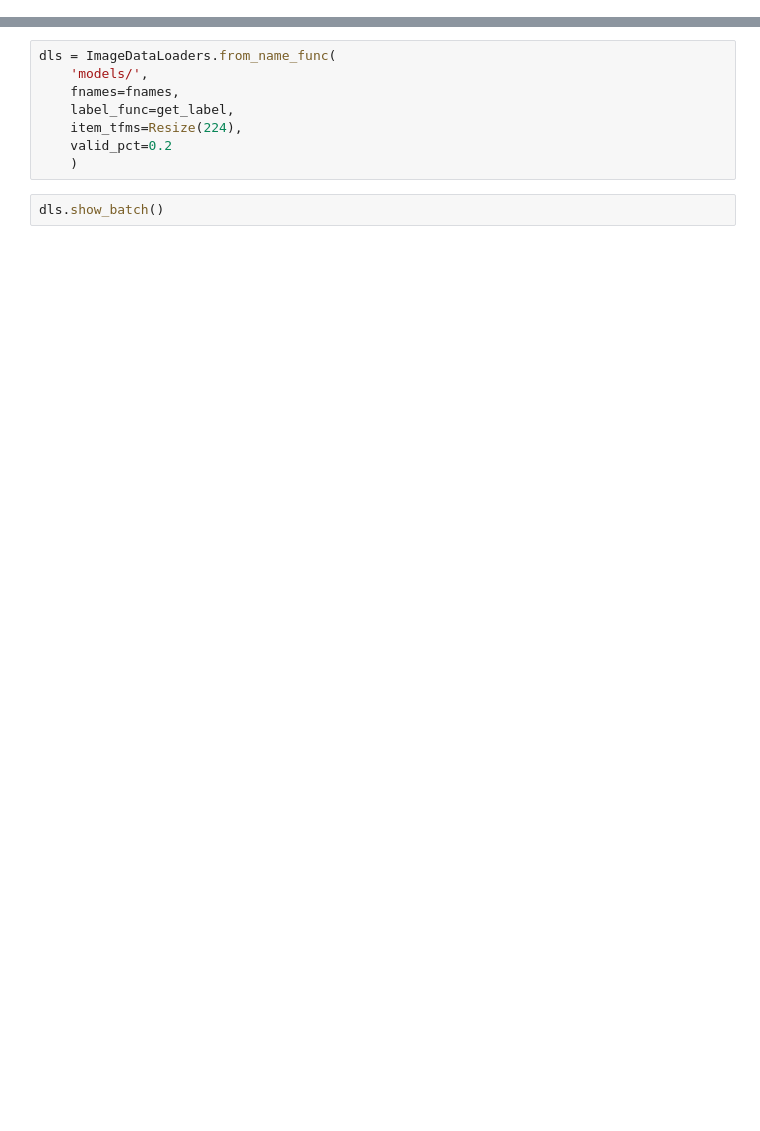
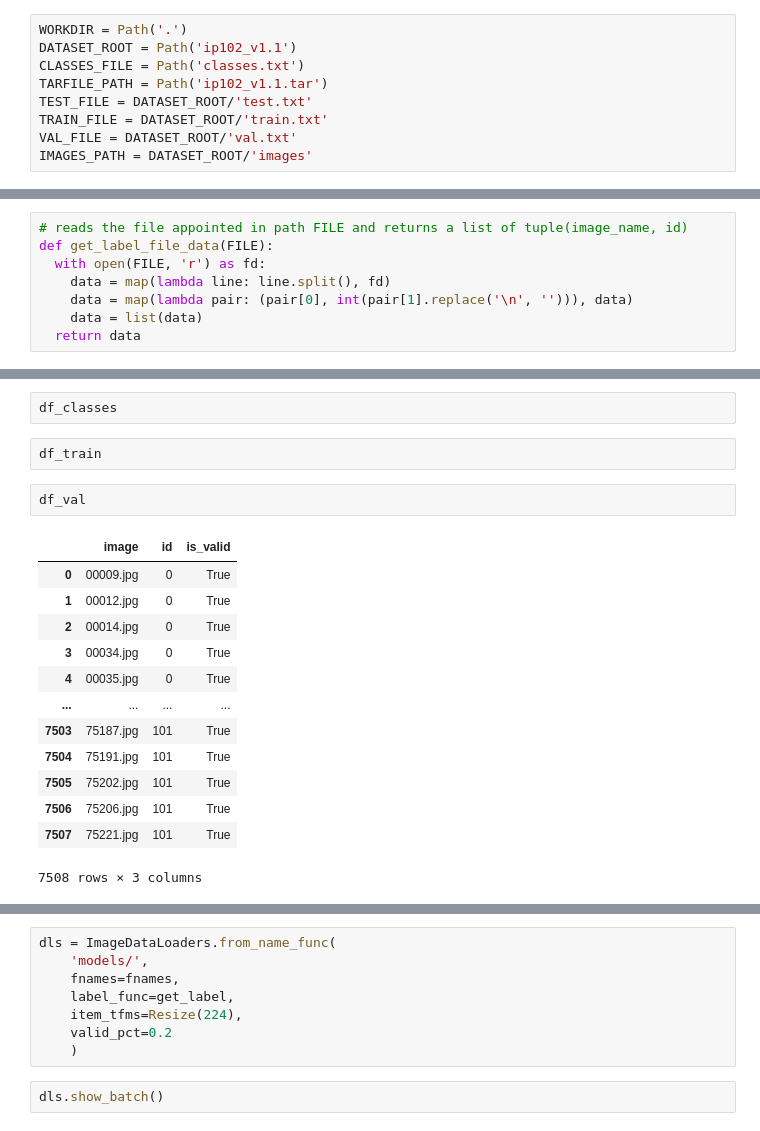
Before and after one commit to lbvx/AprendizadoDeMaquina, a Jupyter notebook: trabalho.ipynb, the cells around one changed output, grey strips where cells are left out. Cells and saved outputs as stored; diff of their text form; blank space fills up the shorter version.

```diff
--- a/trabalho.ipynb
+++ b/trabalho.ipynb
@@ -5,0 +9,9 @@ import os
+# %%
+WORKDIR = Path('.')
+DATASET_ROOT = Path('ip102_v1.1')
+CLASSES_FILE = Path('classes.txt')
+TARFILE_PATH = Path('ip102_v1.1.tar')
+TEST_FILE = DATASET_ROOT/'test.txt'
+TRAIN_FILE = DATASET_ROOT/'train.txt'
+VAL_FILE = DATASET_ROOT/'val.txt'
+IMAGES_PATH = DATASET_ROOT/'images'
@@ -5,0 +38,8 @@ import os
+# %%
+# reads the file appointed in path FILE and returns a list of tuple(image_name, id)
+def get_label_file_data(FILE):
+  with open(FILE, 'r') as fd:
+    data = map(lambda line: line.split(), fd)
+    data = map(lambda pair: (pair[0], int(pair[1].replace('\n', ''))), data)
+    data = list(data)
+  return data
@@ -5,0 +66,20 @@ import os
+# %%
+df_classes
+# %%
+df_train
+# %%
+df_val
+# %% [output]
+|  | image | id | is_valid |
+| 0 | 00009.jpg | 0 | True |
+| 1 | 00012.jpg | 0 | True |
+| 2 | 00014.jpg | 0 | True |
+| 3 | 00034.jpg | 0 | True |
+| 4 | 00035.jpg | 0 | True |
+| ... | ... | ... | ... |
+| 7503 | 75187.jpg | 101 | True |
+| 7504 | 75191.jpg | 101 | True |
+| 7505 | 75202.jpg | 101 | True |
+| 7506 | 75206.jpg | 101 | True |
+| 7507 | 75221.jpg | 101 | True |
+7508 rows × 3 columns
```
Also changed, not shown: parts of 19 cells of this notebook.
